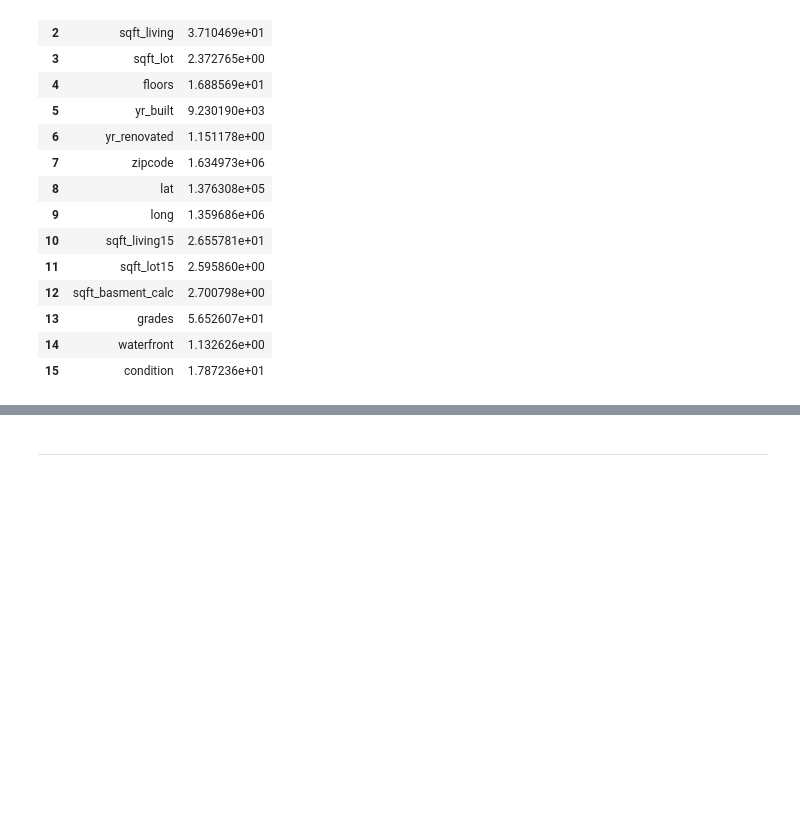
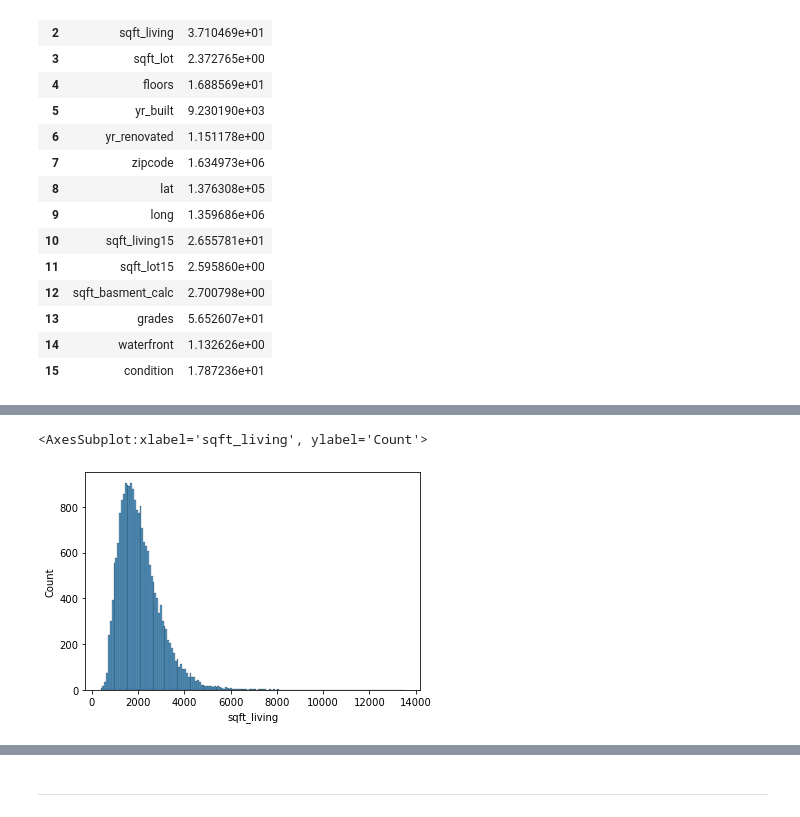
Before and after one commit to mattrubic/dsc-phase-2-project-v2-3, a Jupyter notebook: multi_lr_models.ipynb, the cells around one changed output, grey strips where cells are left out. Cells and saved outputs as stored; diff of their text form; code cells hidden in the pictures; blank space fills up the shorter version.

```diff
--- a/multi_lr_models.ipynb
+++ b/multi_lr_models.ipynb
@@ -232,0 +313,5 @@ Floors is longer
+# %%
+sns.histplot(df['sqft_living'])
+# %% [output]
+<AxesSubplot:xlabel='sqft_living', ylabel='Count'>
+[figure, added]
```
Also changed, not shown: parts of 33 cells of this notebook, 1 other file.
